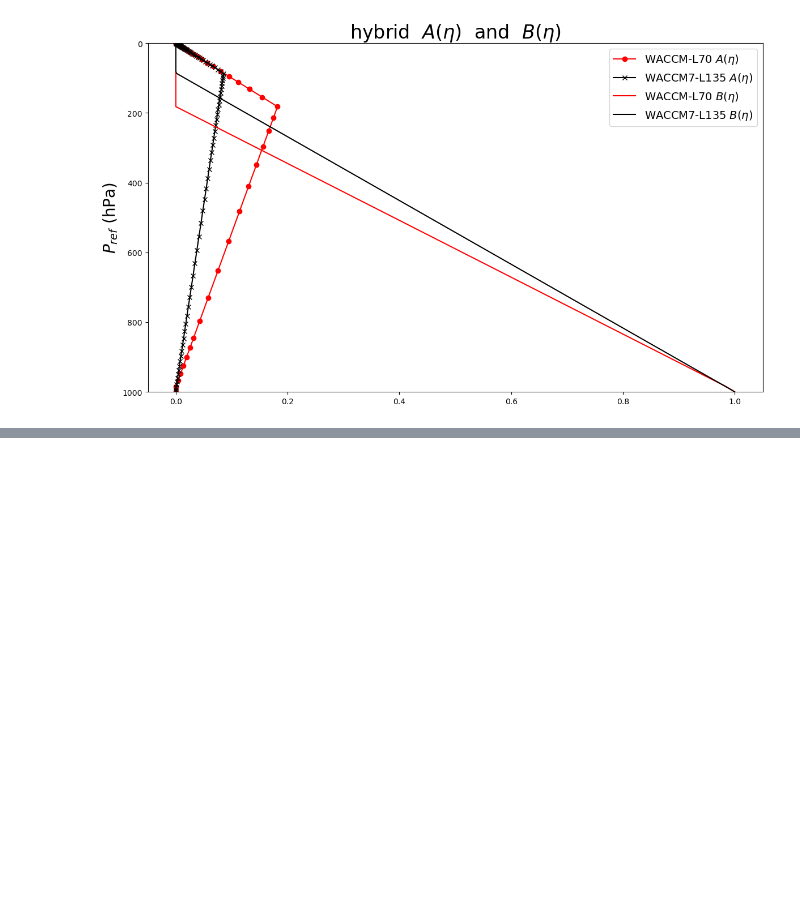
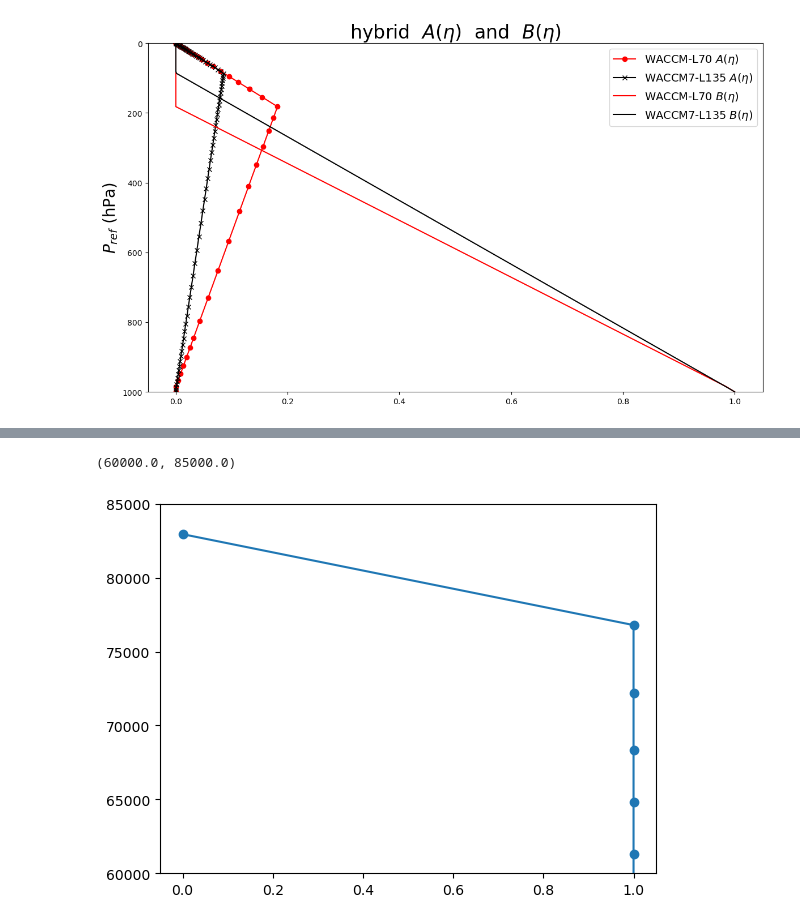
Before and after one commit to JulioTBacmeister/PyRegridding, a Jupyter notebook: Drivers/VgridCompare.ipynb, the cells around one changed output, grey strips where cells are left out. Cells and saved outputs as stored; diff of their text form; code cells hidden in the pictures; blank space fills up the shorter version.

```diff
--- a/Drivers/VgridCompare.ipynb
+++ b/Drivers/VgridCompare.ipynb
@@ -175,2 +219,18 @@ Text(0.5, 1.0, '$\\Delta z~\\mathrm{over}~ P_{sfc}=1000 \\mathrm{hPa}$')
+# %%
+min_pressure_sw =  5.
+max_pressure_sw = 50.
+min_pressure_lw = 1.1
+max_pressure_lw = 1.8
+
+qrs_wt, qrl_wt = compute_merge_weights(
+    po_B*100. ,                    # 1-D array shape (pver,), pressures [Pa]
+    min_pressure_sw, max_pressure_sw,
+    min_pressure_lw, max_pressure_lw )
+
+plt.plot(qrl_wt,zo_B,'o-')
+plt.ylim(60_000,85_000)
+# %% [output]
+(60000.0, 85000.0)
+[figure, added]
 # %%
 print( zo_A[0],zo_B[0],zo_C[0])
```
Also changed, not shown: parts of 12 cells of this notebook, 19 other files.
